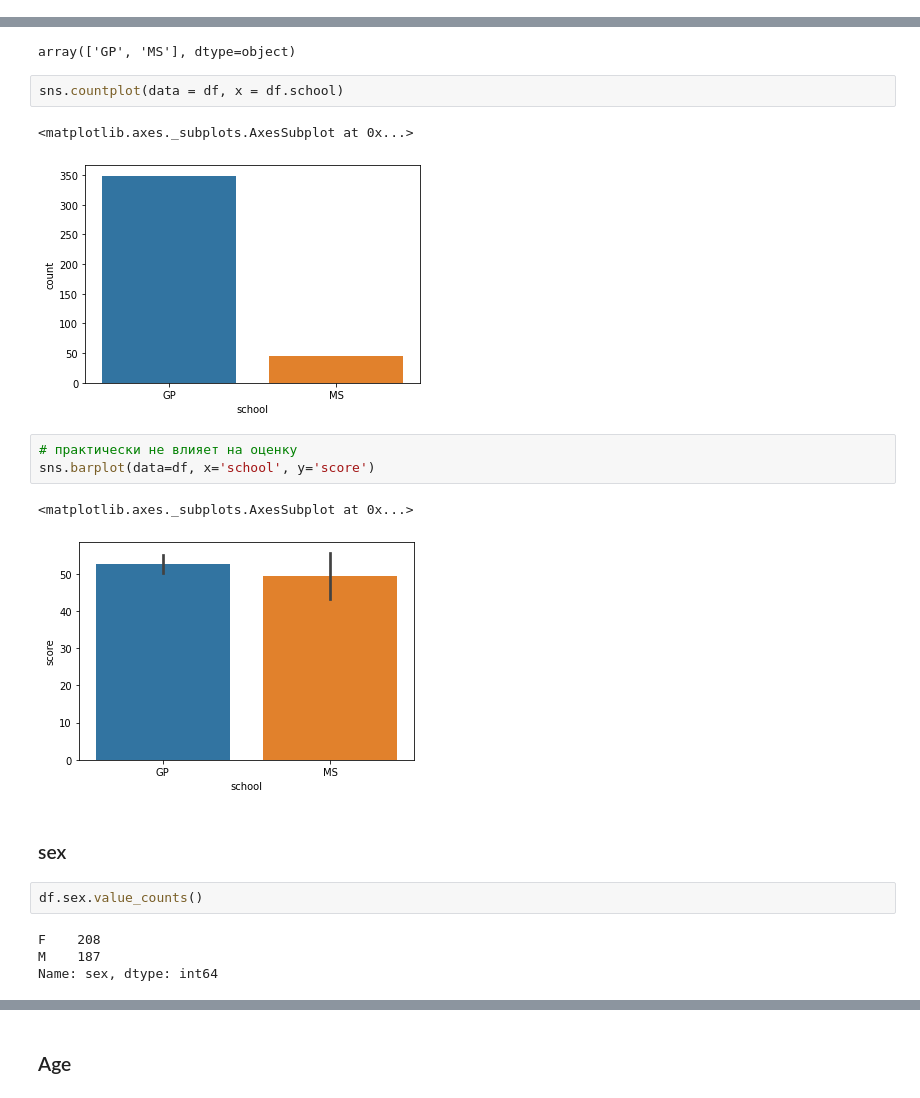
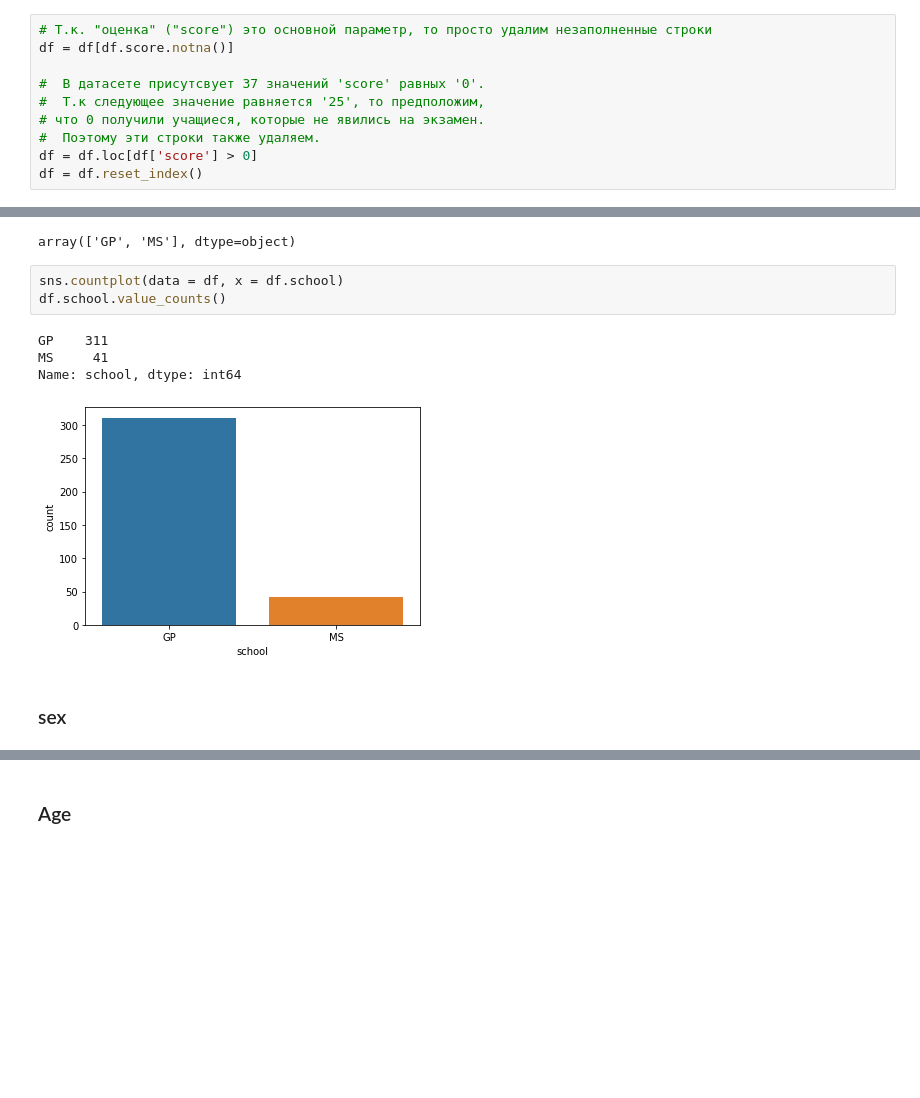
Before and after one commit to Golovolastik/skillfactory_rds, a Jupyter notebook: module_2/stud_math.ipynb, the cells around one changed output, grey strips where cells are left out. Cells and saved outputs as stored; diff of their text form; blank space fills up the shorter version.

```diff
--- a/module_2/stud_math.ipynb
+++ b/module_2/stud_math.ipynb
@@ -72,0 +47,10 @@ sns.heatmap(df.corr())
+# %%
+# Т.к. "оценка" ("score") это основной параметр, то просто удалим незаполненные строки
+df = df[df.score.notna()]
+
+#  В датасете присутсвует 37 значений 'score' равных '0'.
+#  Т.к следующее значение равняется '25', то предположим,
+# что 0 получили учащиеся, которые не явились на экзамен.
+#  Поэтому эти строки также удаляем.
+df = df.loc[df['score'] > 0]
+df = df.reset_index()
@@ -78,20 +76,11 @@ df.school.unique()
 array(['GP', 'MS'], dtype=object)
 # %%
 sns.countplot(data = df, x = df.school)
+df.school.value_counts()
 # %% [output]
-<matplotlib.axes._subplots.AxesSubplot at 0x...>
+GP    311
+MS     41
+Name: school, dtype: int64
-[figure, old version]
+[figure, new version]
-# %%
-# практически не влияет на оценку
-sns.barplot(data=df, x='school', y='score')
-# %% [output]
-<matplotlib.axes._subplots.AxesSubplot at 0x...>
-[figure, removed]
 # %% [markdown]
 ### sex
-# %%
-df.sex.value_counts()
-# %% [output]
-F    208
-M    187
-Name: sex, dtype: int64
```
Also changed, not shown: parts of 142 cells of this notebook.
